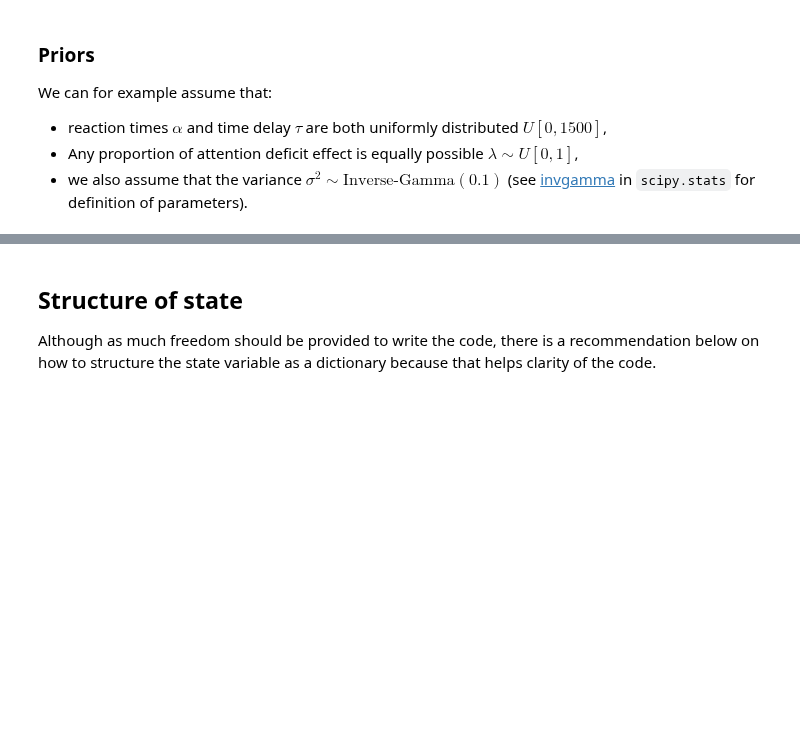
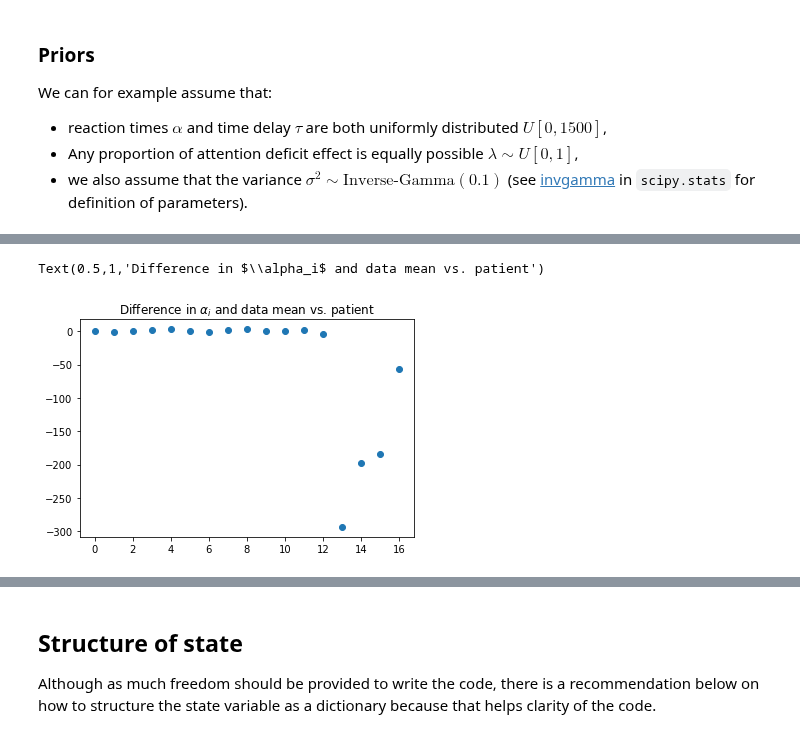
Before and after one commit to fonnesbeck/PyMC3_DataScienceLA, a Jupyter notebook: notebooks/3f.1 Case study: reaction times of schizophrenic.ipynb, the cells around one changed output, grey strips where cells are left out. Saved outputs shown, nothing was run; the diff lists cells and outputs as text; code cells hidden in the pictures; blank space fills up the shorter version.

```diff
--- a/notebooks/3f.1 Case study: reaction times of schizophrenic.ipynb
+++ b/notebooks/3f.1 Case study: reaction times of schizophrenic.ipynb
@@ -95,0 +193,6 @@ We can for example assume that:
+# %%
+plt.plot(np.mean(trace['alphas'],axis=0)-np.mean(reaction_times[:Np,:],axis=1)[:, np.newaxis], 'o')
+plt.title('Difference in $\\alpha_i$ and data mean vs. patient')
+# %% [output]
+Text(0.5,1,'Difference in $\\alpha_i$ and data mean vs. patient')
+[figure, added]
```
Also changed, not shown: parts of 22 cells of this notebook.
